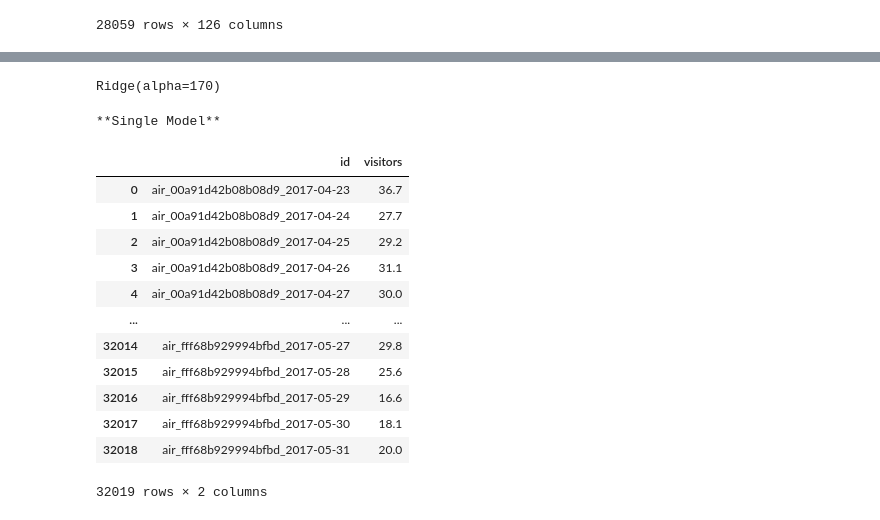
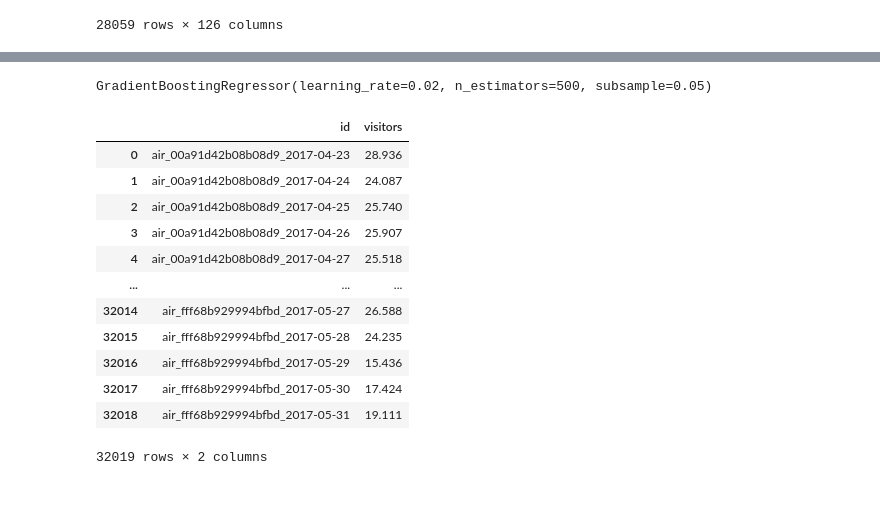
Before and after one commit to dlgur1994/Hackerthon1_Aiffel, a Jupyter notebook: Hyuk/Hackerthon1.ipynb, the cells around one changed output, grey strips where cells are left out. Saved outputs shown, nothing was run; the diff lists cells and outputs as text; code cells hidden in the pictures.

```diff
--- a/Hyuk/Hackerthon1.ipynb
+++ b/Hyuk/Hackerthon1.ipynb
@@ -749,34 +742,55 @@ test_x2_df
 32019 rows × 126 columns
 # %%
 # model define
-model = ridge_reg = Ridge(alpha=170)
-model.fit(x_temp_features, y_target)
+# model = Ridge(alpha=170)
+# model.fit(x_temp_features, y_target)
-# %% [output]
-Ridge(alpha=170)
 # %%
 # predict
-predict_value = model.predict(test_x2_df)
-print("**Single Model**")
-test_y = []
-for x in predict_value:
-    test_y.append(round(x,1))
-final_sub_df = sample_submission_df.copy()
-final_sub_df['visitors'] = test_y
-final_sub_df
+# predict_value = model.predict(test_x2_df)
+# print("**Single Model**")
+# test_y = []
+# for x in predict_value:
+#     test_y.append(round(x,1))
+# final_sub_df = sample_submission_df.copy()
+# final_sub_df['visitors'] = test_y
+# final_sub_df
-# %% [output]
-**Single Model**
-|  | id | visitors |
-| 0 | air_00a91d42b08b08d9_2017-04-23 | 36.7 |
-| 1 | air_00a91d42b08b08d9_2017-04-24 | 27.7 |
-| 2 | air_00a91d42b08b08d9_2017-04-25 | 29.2 |
-| 3 | air_00a91d42b08b08d9_2017-04-26 | 31.1 |
-| 4 | air_00a91d42b08b08d9_2017-04-27 | 30.0 |
-| ... | ... | ... |
-| 32014 | air_fff68b929994bfbd_2017-05-27 | 29.8 |
-| 32015 | air_fff68b929994bfbd_2017-05-28 | 25.6 |
-| 32016 | air_fff68b929994bfbd_2017-05-29 | 16.6 |
-| 32017 | air_fff68b929994bfbd_2017-05-30 | 18.1 |
-| 32018 | air_fff68b929994bfbd_2017-05-31 | 20.0 |
-32019 rows × 2 columns
+# %%
+# mixed model
+model1 = LinearRegression()
+model2 = gbm_reg = GradientBoostingRegressor(learning_rate=0.02, n_estimators=500, subsample=0.05)
+# model3 = xgb_reg = XGBRegressor(eta=0.1, min_child_weight=3, max_depth=3, n_estimators=120)
+
+model1.fit(x_temp_features, y_target)
+model2.fit(x_temp_features, y_target)
+# model3.fit(x_temp_features, y_target)
+# %% [output]
+GradientBoostingRegressor(learning_rate=0.02, n_estimators=500, subsample=0.05)
+# %%
+# mixed model
+pred1 = model1.predict(test_x2_df)
+pred2 = model2.predict(test_x2_df)
+
+pred = pred2
+test_y2 = []
+for x in pred:
+    test_y2.append(round(x,3))
+
+final_sub_df = sample_submission_df.copy()
+final_sub_df['visitors'] = test_y2
+final_sub_df
+# %% [output]
+|  | id | visitors |
+| 0 | air_00a91d42b08b08d9_2017-04-23 | 28.936 |
+| 1 | air_00a91d42b08b08d9_2017-04-24 | 24.087 |
+| 2 | air_00a91d42b08b08d9_2017-04-25 | 25.740 |
+| 3 | air_00a91d42b08b08d9_2017-04-26 | 25.907 |
+| 4 | air_00a91d42b08b08d9_2017-04-27 | 25.518 |
+| ... | ... | ... |
+| 32014 | air_fff68b929994bfbd_2017-05-27 | 26.588 |
+| 32015 | air_fff68b929994bfbd_2017-05-28 | 24.235 |
+| 32016 | air_fff68b929994bfbd_2017-05-29 | 15.436 |
+| 32017 | air_fff68b929994bfbd_2017-05-30 | 17.424 |
+| 32018 | air_fff68b929994bfbd_2017-05-31 | 19.111 |
+32019 rows × 2 columns
 # %%
 final_sub_df.to_csv('/aiffel/aiffel/Hackerton/1/submission.csv', sep=',', index = False)
```
Also changed, not shown: parts of 24 cells of this notebook.
